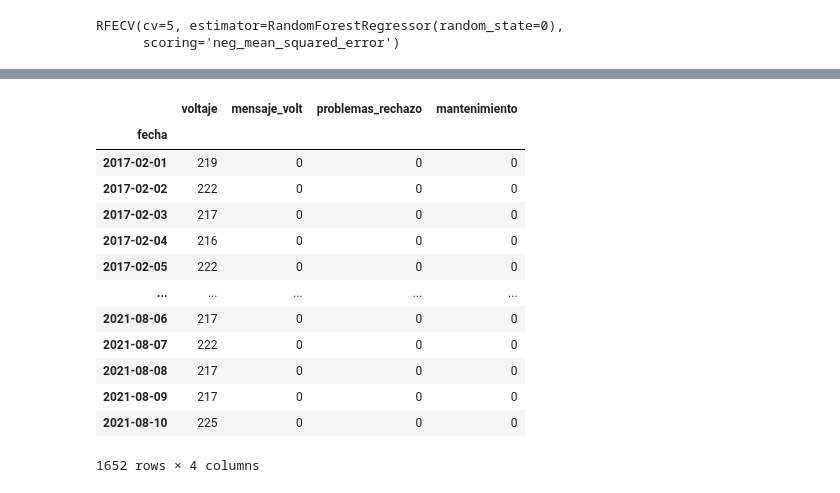
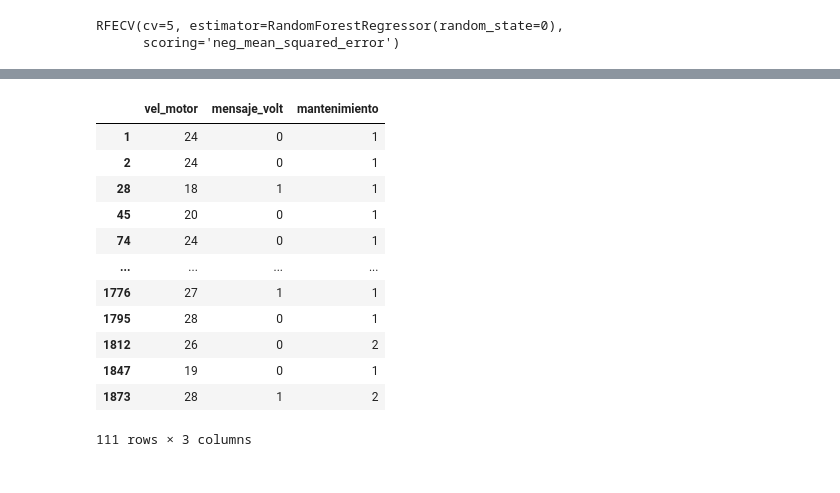
Before and after one commit to JorgeMoGlz/proyecto-seminario, a Jupyter notebook: Untitled.ipynb, the cells around one changed output, grey strips where cells are left out. Saved outputs shown, nothing was run; the diff lists cells and outputs as text; code cells hidden in the pictures.

```diff
--- a/Untitled.ipynb
+++ b/Untitled.ipynb
@@ -59,0 +68,2 @@ df_mantenimiento
+# %%
+df_E162533_original.drop(df_E162533_original.loc[df_E162533_original['mantenimiento']==0].index, inplace=True)
@@ -60,4 +86,15 @@ df_mantenimiento
 # %%
 features = ["vel_motor","voltaje","mensaje_volt","horas_comp_trabajadas","temp_planta","Lamps","Lead Curtains", "Radiation_mrh","problemas_rechazo"]
+# %%
+df_E162533_original = df_E162533_original[['vel_motor',
+ 'voltaje',
+ 'mensaje_volt',
+ 'horas_comp_trabajadas',
+ 'temp_planta',
+ 'Lamps',
+ 'Lead Curtains',
+ 'Radiation_mrh',
+ 'problemas_rechazo',
+ 'mantenimiento']]
 # %%
 plt.figure(figsize=(15,15))
@@ -71,2 +112,13 @@ Text(0.5, 1.0, 'Correlacion')
+# %%
+mantenimiento_valores =  df_E162533_original[['vel_motor',
+ 'voltaje',
+ 'mensaje_volt',
+ 'horas_comp_trabajadas',
+ 'temp_planta',
+ 'Lamps',
+ 'Lead Curtains',
+ 'Radiation_mrh',
+ 'problemas_rechazo',
+ 'mantenimiento']].values
 # %%
 # define dataset
@@ -196,2 +248,2 @@ Index(['voltaje', 'mensaje_volt', 'problemas_rechazo'], dtype='object')
 # %%
-fs_dtc = list(df_mantenimiento.columns[best_subset])
+fs_dtc = list(df_E162533_original.columns[best_subset])
@@ -274,19 +335,18 @@ array(['temp_planta'], dtype='<U21')
 # %%
-df_mantto_dtc = df_mantenimiento[fs_dtc+["mantenimiento"]]
+df_mantto_dtc = df_E162533_original[fs_dtc+["mantenimiento"]]
 df_mantto_dtc
 # %% [output]
-|  | voltaje | mensaje_volt | problemas_rechazo | mantenimiento |
-| fecha |  |  |  |  |
-| 2017-02-01 | 219 | 0 | 0 | 0 |
-| 2017-02-02 | 222 | 0 | 0 | 0 |
-| 2017-02-03 | 217 | 0 | 0 | 0 |
-| 2017-02-04 | 216 | 0 | 0 | 0 |
-| 2017-02-05 | 222 | 0 | 0 | 0 |
-| ... | ... | ... | ... | ... |
-| 2021-08-06 | 217 | 0 | 0 | 0 |
-| 2021-08-07 | 222 | 0 | 0 | 0 |
-| 2021-08-08 | 217 | 0 | 0 | 0 |
-| 2021-08-09 | 217 | 0 | 0 | 0 |
-| 2021-08-10 | 225 | 0 | 0 | 0 |
+|  | vel_motor | mensaje_volt | mantenimiento |
+| 1 | 24 | 0 | 1 |
+| 2 | 24 | 0 | 1 |
+| 28 | 18 | 1 | 1 |
+| 45 | 20 | 0 | 1 |
+| 74 | 24 | 0 | 1 |
+| ... | ... | ... | ... |
+| 1776 | 27 | 1 | 1 |
+| 1795 | 28 | 0 | 1 |
+| 1812 | 26 | 0 | 2 |
+| 1847 | 19 | 0 | 1 |
+| 1873 | 28 | 1 | 2 |
-1652 rows × 4 columns
+111 rows × 3 columns
 # %%
```
Also changed, not shown: parts of 71 cells of this notebook, 3 other files.
